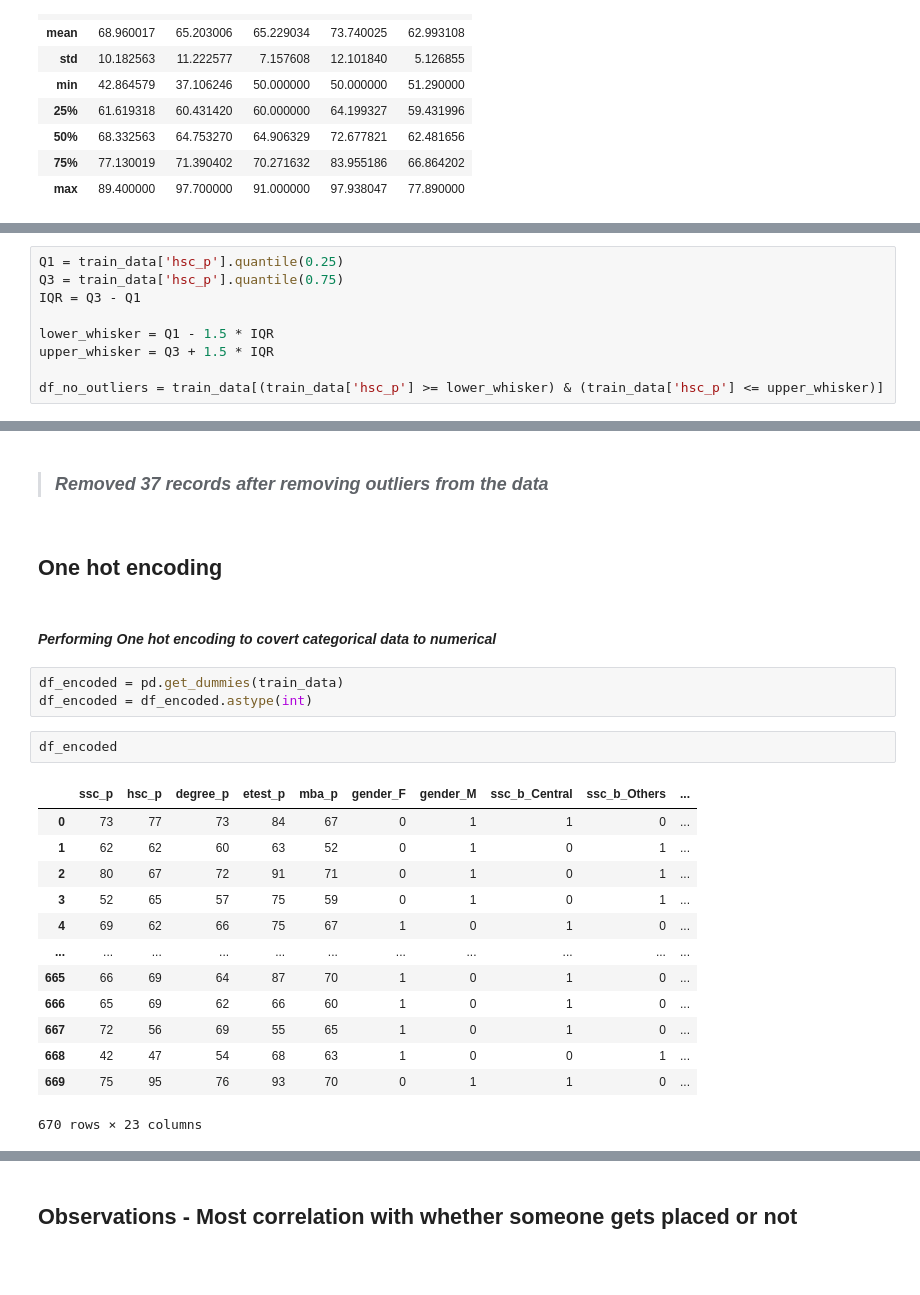
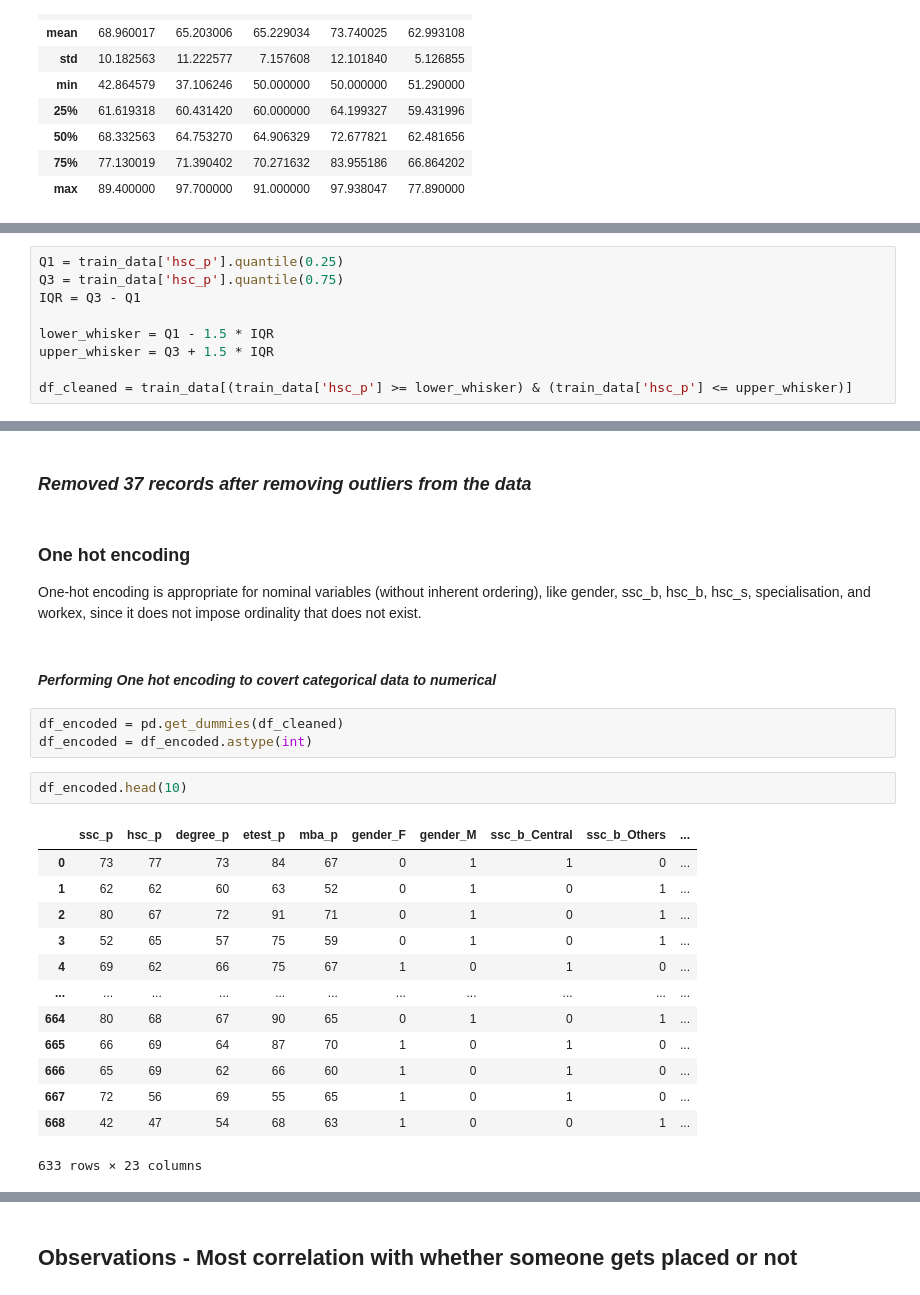
Before and after one commit to Anishx/MLBusinessProjects, a Jupyter notebook: 2/Campus.ipynb, the cells around one changed output, grey strips where cells are left out. Cells and saved outputs as stored; diff of their text form; blank space fills up the shorter version.

```diff
--- a/2/Campus.ipynb
+++ b/2/Campus.ipynb
@@ -127,4 +189,4 @@ IQR = Q3 - Q1
 lower_whisker = Q1 - 1.5 * IQR
 upper_whisker = Q3 + 1.5 * IQR
 
-df_no_outliers = train_data[(train_data['hsc_p'] >= lower_whisker) & (train_data['hsc_p'] <= upper_whisker)]
+df_cleaned = train_data[(train_data['hsc_p'] >= lower_whisker) & (train_data['hsc_p'] <= upper_whisker)]
@@ -147,25 +207,26 @@ df_no_outliers
 # %% [markdown]
-> ### *Removed 37 records after removing outliers from the data*
+### *Removed 37 records after removing outliers from the data*
-# %% [markdown]
-## **One hot encoding**
+# %% [markdown]
+### **One hot encoding**
+One-hot encoding is appropriate for nominal variables (without inherent ordering), like gender, ssc_b, hsc_b, hsc_s, specialisation, and workex, since it does not impose ordinality that does not exist.
 # %% [markdown]
 #### *Performing One hot encoding to covert categorical data to numerical*
 # %%
-df_encoded = pd.get_dummies(train_data)
+df_encoded = pd.get_dummies(df_cleaned)
 df_encoded = df_encoded.astype(int)
 # %%
-df_encoded
+df_encoded.head(10)
 # %% [output]
 |  | ssc_p | hsc_p | degree_p | etest_p | mba_p | gender_F | gender_M | ssc_b_Central | ssc_b_Others | ... |
 | 0 | 73 | 77 | 73 | 84 | 67 | 0 | 1 | 1 | 0 | ... |
 | 1 | 62 | 62 | 60 | 63 | 52 | 0 | 1 | 0 | 1 | ... |
 | 2 | 80 | 67 | 72 | 91 | 71 | 0 | 1 | 0 | 1 | ... |
 | 3 | 52 | 65 | 57 | 75 | 59 | 0 | 1 | 0 | 1 | ... |
 | 4 | 69 | 62 | 66 | 75 | 67 | 1 | 0 | 1 | 0 | ... |
 | ... | ... | ... | ... | ... | ... | ... | ... | ... | ... | ... |
+| 664 | 80 | 68 | 67 | 90 | 65 | 0 | 1 | 0 | 1 | ... |
 | 665 | 66 | 69 | 64 | 87 | 70 | 1 | 0 | 1 | 0 | ... |
 | 666 | 65 | 69 | 62 | 66 | 60 | 1 | 0 | 1 | 0 | ... |
 | 667 | 72 | 56 | 69 | 55 | 65 | 1 | 0 | 1 | 0 | ... |
 | 668 | 42 | 47 | 54 | 68 | 63 | 1 | 0 | 0 | 1 | ... |
-| 669 | 75 | 95 | 76 | 93 | 70 | 0 | 1 | 1 | 0 | ... |
-670 rows × 23 columns
+633 rows × 23 columns
```
Also changed, not shown: parts of 25 cells of this notebook.
